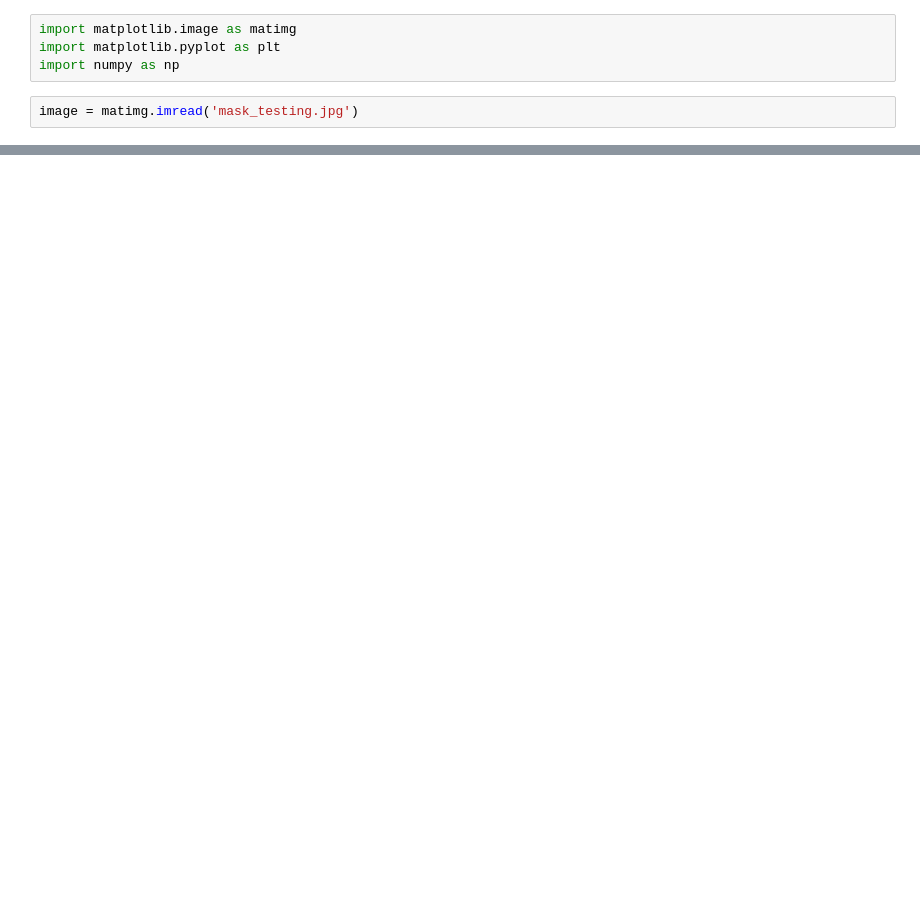
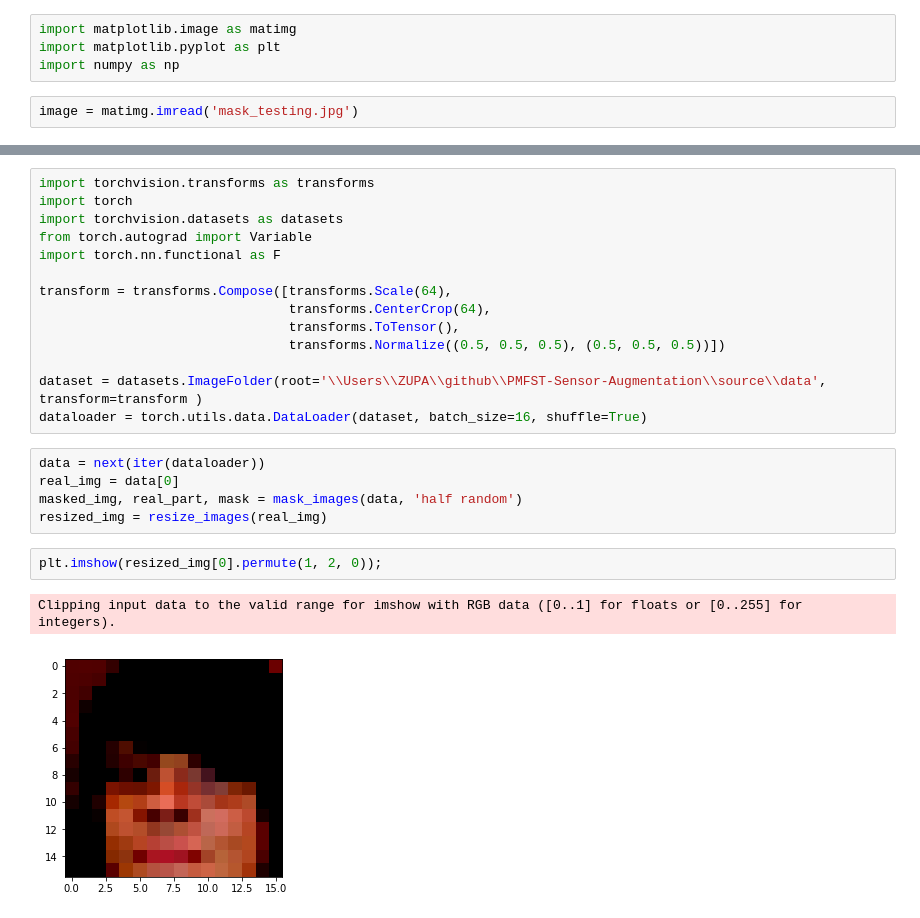
Before and after one commit to TomislavZupanovic/Data-Reconstruction, a Jupyter notebook: notebooks/ImageMask.ipynb, the cells around one changed output, grey strips where cells are left out. Drawn from its saved outputs; the diff is of its cells as text; blank space fills up the shorter version.

```diff
--- a/notebooks/ImageMask.ipynb
+++ b/notebooks/ImageMask.ipynb
@@ -10,0 +41,24 @@ plt.imshow(image);
+# %%
+import torchvision.transforms as transforms
+import torch
+import torchvision.datasets as datasets
+from torch.autograd import Variable
+import torch.nn.functional as F
+
+transform = transforms.Compose([transforms.Scale(64),
+                                transforms.CenterCrop(64),
+                                transforms.ToTensor(),
+                                transforms.Normalize((0.5, 0.5, 0.5), (0.5, 0.5, 0.5))])
+
+dataset = datasets.ImageFolder(root='\\Users\\ZUPA\\github\\PMFST-Sensor-Augmentation\\source\\data', transform=transform )
+dataloader = torch.utils.data.DataLoader(dataset, batch_size=16, shuffle=True)
+# %%
+data = next(iter(dataloader))
+real_img = data[0]
+masked_img, real_part, mask = mask_images(data, 'half random')
+resized_img = resize_images(real_img)
+# %%
+plt.imshow(resized_img[0].permute(1, 2, 0));
+# %% [output]
+Clipping input data to the valid range for imshow with RGB data ([0..1] for floats or [0..255] for integers).
+[figure, added]
```
Also changed, not shown: parts of 20 cells of this notebook, 7 other files.
